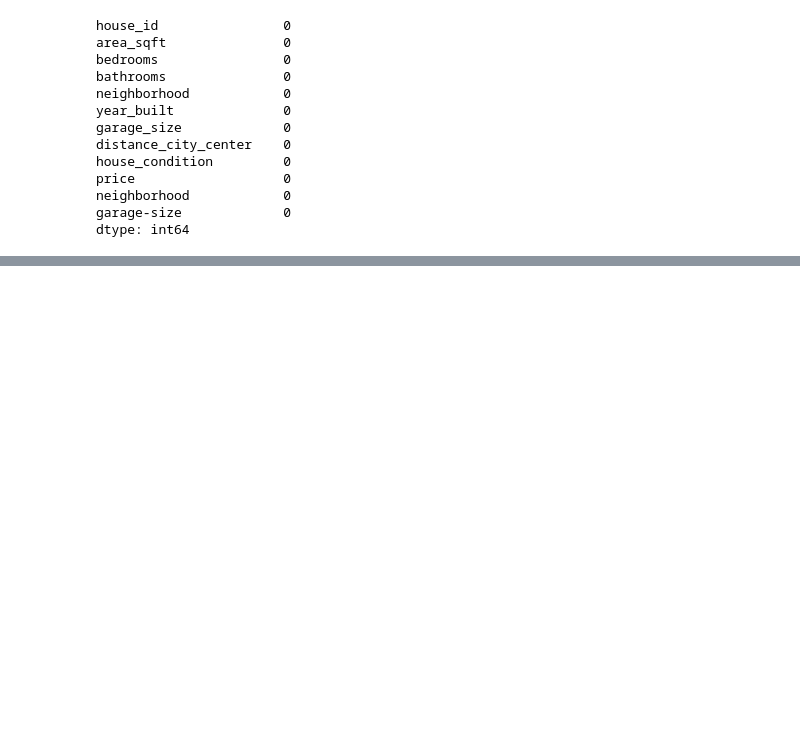
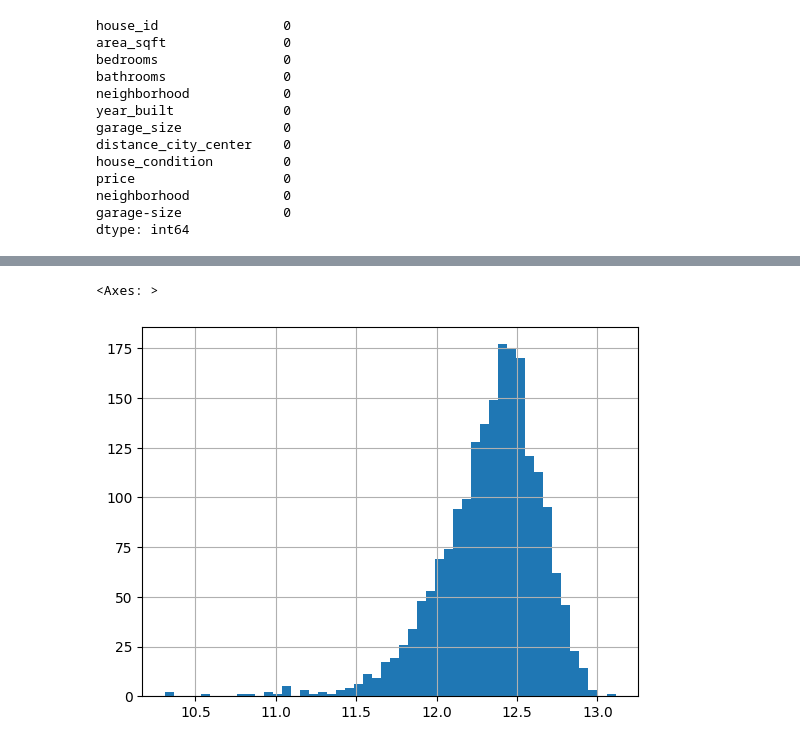
Before and after one commit to Abricos-gt/-End-to-End-House-Price-Analysis-and-Prediction, a Jupyter notebook: house-price-analysis.ipynb, the cells around one changed output, grey strips where cells are left out. Saved outputs shown, nothing was run; the diff lists cells and outputs as text; code cells hidden in the pictures; blank space fills up the shorter version.

```diff
--- a/house-price-analysis.ipynb
+++ b/house-price-analysis.ipynb
@@ -286,0 +492,5 @@ dtype: int64
+# %%
+data['price'].hist(bins=50)
+# %% [output]
+<Axes: >
+[figure, added]
```
Also changed, not shown: parts of 29 cells of this notebook.
